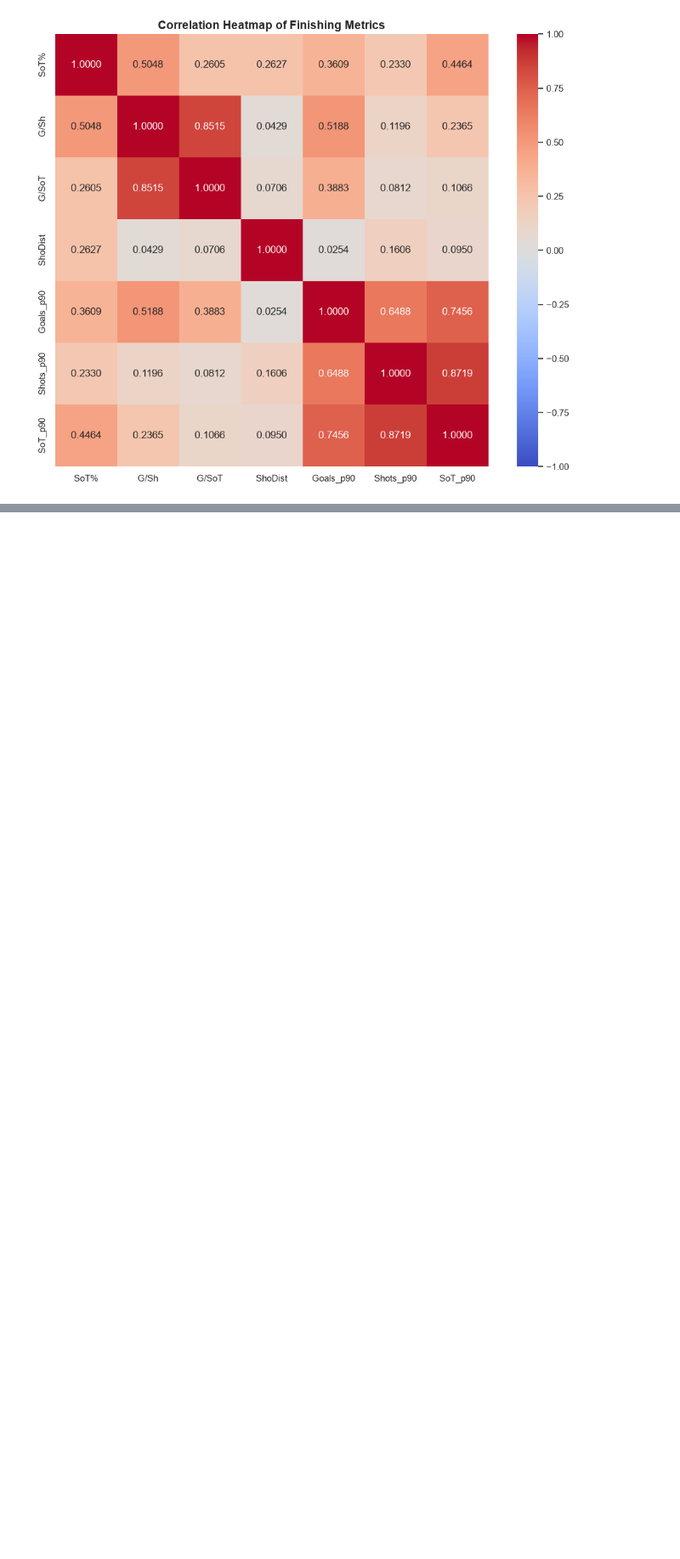
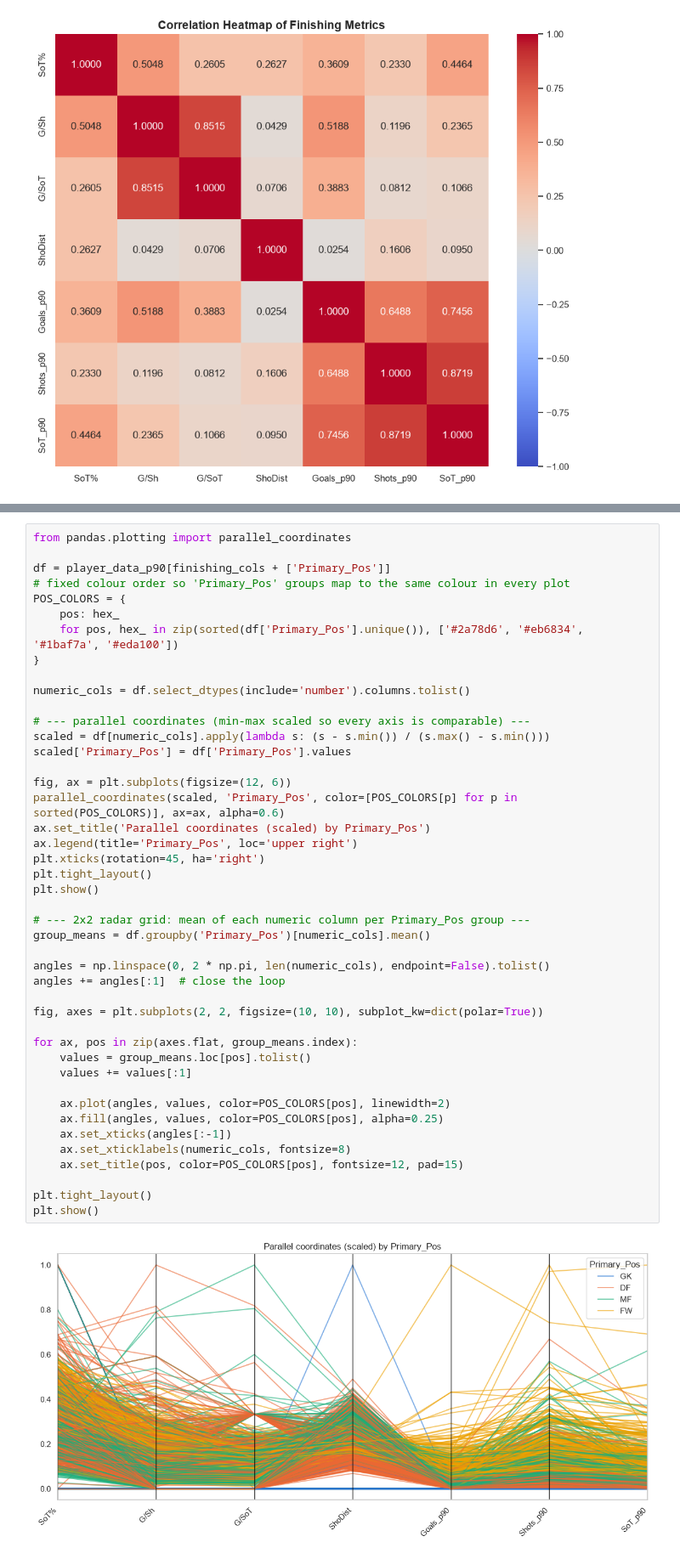
Before and after one commit to Scott-Trowers/player-architects, a Jupyter notebook: notebooks/season2122_eda.ipynb, the cells around one changed output, grey strips where cells are left out. Shown at 85% size. Cells and saved outputs as stored; diff of their text form; blank space fills up the shorter version.

```diff
--- a/notebooks/season2122_eda.ipynb
+++ b/notebooks/season2122_eda.ipynb
@@ -1146,0 +1161,46 @@ player_data_p90[player_data_p90.Goals_p90 > 1]
+# %%
+from pandas.plotting import parallel_coordinates
+
+df = player_data_p90[finishing_cols + ['Primary_Pos']]
+# fixed colour order so 'Primary_Pos' groups map to the same colour in every plot
+POS_COLORS = {
+    pos: hex_
+    for pos, hex_ in zip(sorted(df['Primary_Pos'].unique()), ['#2a78d6', '#eb6834', '#1baf7a', '#eda100'])
+}
+
+numeric_cols = df.select_dtypes(include='number').columns.tolist()
+
+# --- parallel coordinates (min-max scaled so every axis is comparable) ---
+scaled = df[numeric_cols].apply(lambda s: (s - s.min()) / (s.max() - s.min()))
+scaled['Primary_Pos'] = df['Primary_Pos'].values
+
+fig, ax = plt.subplots(figsize=(12, 6))
+parallel_coordinates(scaled, 'Primary_Pos', color=[POS_COLORS[p] for p in sorted(POS_COLORS)], ax=ax, alpha=0.6)
+ax.set_title('Parallel coordinates (scaled) by Primary_Pos')
+ax.legend(title='Primary_Pos', loc='upper right')
+plt.xticks(rotation=45, ha='right')
+plt.tight_layout()
+plt.show()
+
+# --- 2x2 radar grid: mean of each numeric column per Primary_Pos group ---
+group_means = df.groupby('Primary_Pos')[numeric_cols].mean()
+
+angles = np.linspace(0, 2 * np.pi, len(numeric_cols), endpoint=False).tolist()
+angles += angles[:1]  # close the loop
+
+fig, axes = plt.subplots(2, 2, figsize=(10, 10), subplot_kw=dict(polar=True))
+
+for ax, pos in zip(axes.flat, group_means.index):
+    values = group_means.loc[pos].tolist()
+    values += values[:1]
+
+    ax.plot(angles, values, color=POS_COLORS[pos], linewidth=2)
+    ax.fill(angles, values, color=POS_COLORS[pos], alpha=0.25)
+    ax.set_xticks(angles[:-1])
+    ax.set_xticklabels(numeric_cols, fontsize=8)
+    ax.set_title(pos, color=POS_COLORS[pos], fontsize=12, pad=15)
+
+plt.tight_layout()
+plt.show()
+# %% [output]
+[figure, added]
```
Also changed, not shown: parts of 13 cells of this notebook, 1 other file.
